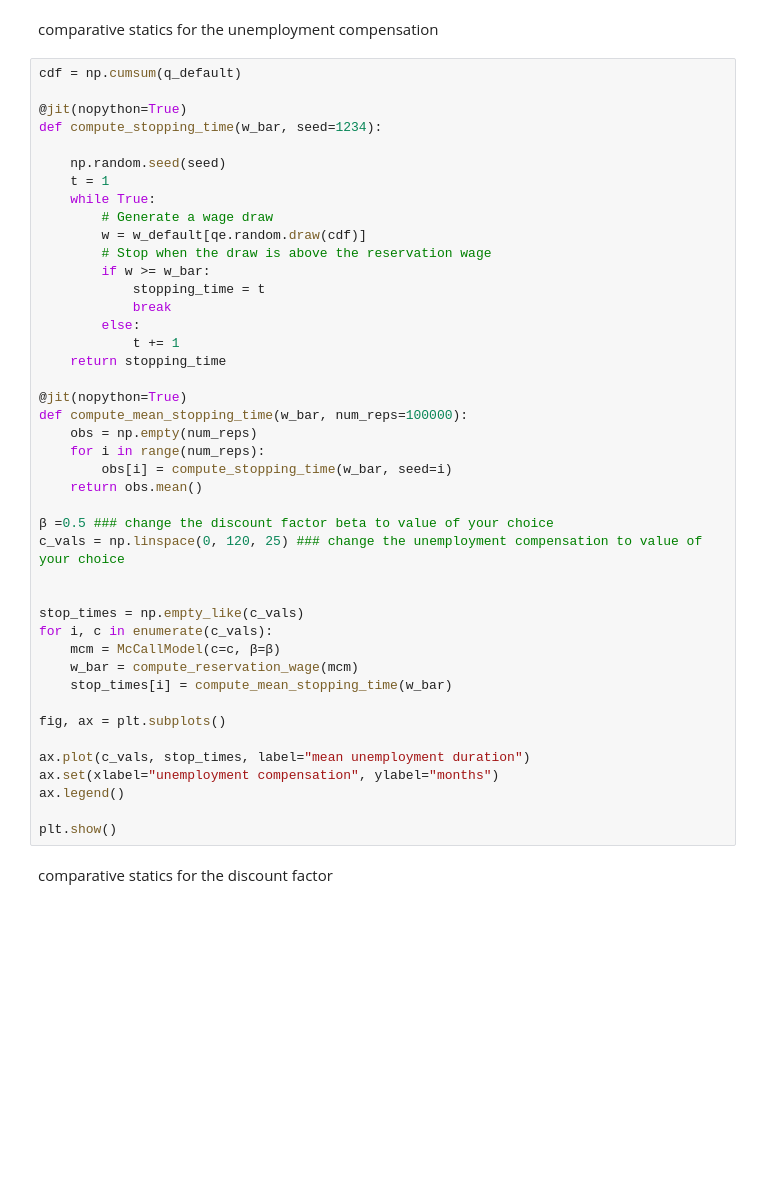
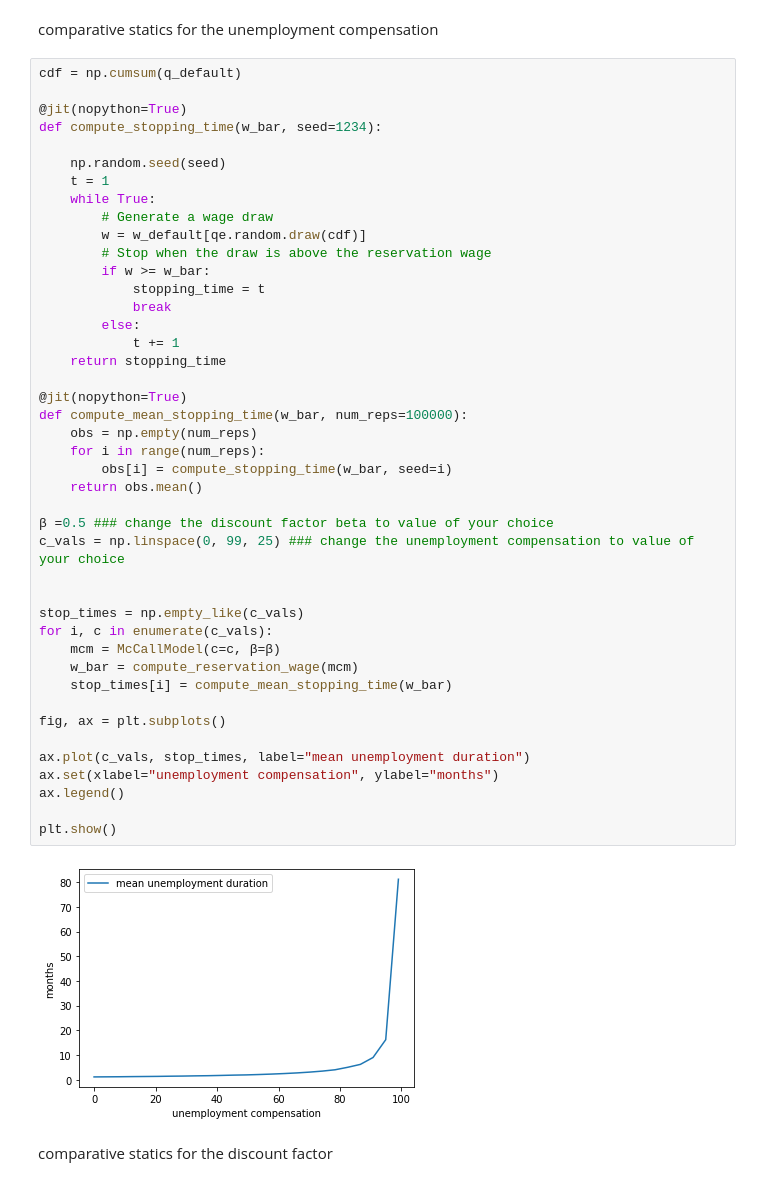
Before and after one commit to YifanSong348/ECON211, a Jupyter notebook: JobSearchingModel/Job_Searching_Model.ipynb, the cells around one changed output. Cells and saved outputs as stored; diff of their text form; blank space fills up the shorter version.

```diff
--- a/JobSearchingModel/Job_Searching_Model.ipynb
+++ b/JobSearchingModel/Job_Searching_Model.ipynb
@@ -308,34 +311,36 @@ def compute_stopping_time(w_bar, seed=1234):
         if w >= w_bar:
             stopping_time = t
             break
         else:
             t += 1
     return stopping_time
 
 @jit(nopython=True)
 def compute_mean_stopping_time(w_bar, num_reps=100000):
     obs = np.empty(num_reps)
     for i in range(num_reps):
         obs[i] = compute_stopping_time(w_bar, seed=i)
     return obs.mean()
 
 β =0.5 ### change the discount factor beta to value of your choice
-c_vals = np.linspace(0, 120, 25) ### change the unemployment compensation to value of your choice
+c_vals = np.linspace(0, 99, 25) ### change the unemployment compensation to value of your choice
 
 
 stop_times = np.empty_like(c_vals)
 for i, c in enumerate(c_vals):
     mcm = McCallModel(c=c, β=β)
     w_bar = compute_reservation_wage(mcm)
     stop_times[i] = compute_mean_stopping_time(w_bar)
 
 fig, ax = plt.subplots()
 
 ax.plot(c_vals, stop_times, label="mean unemployment duration")
 ax.set(xlabel="unemployment compensation", ylabel="months")
 ax.legend()
 
 plt.show()
+# %% [output]
+[figure, added]
 # %% [markdown]
 comparative statics for the discount factor
 # %%
```
Also changed, not shown: parts of 3 cells of this notebook.
